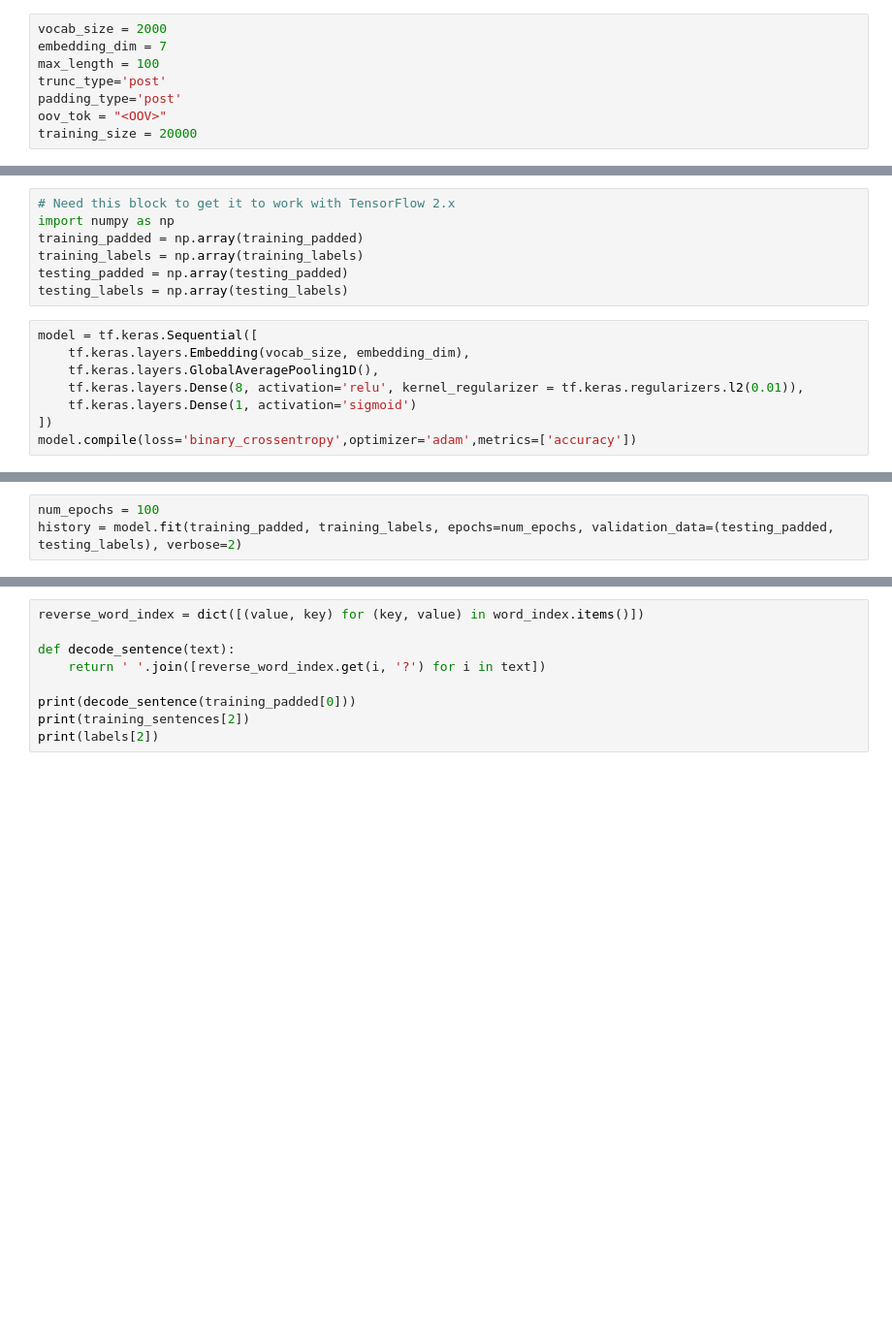
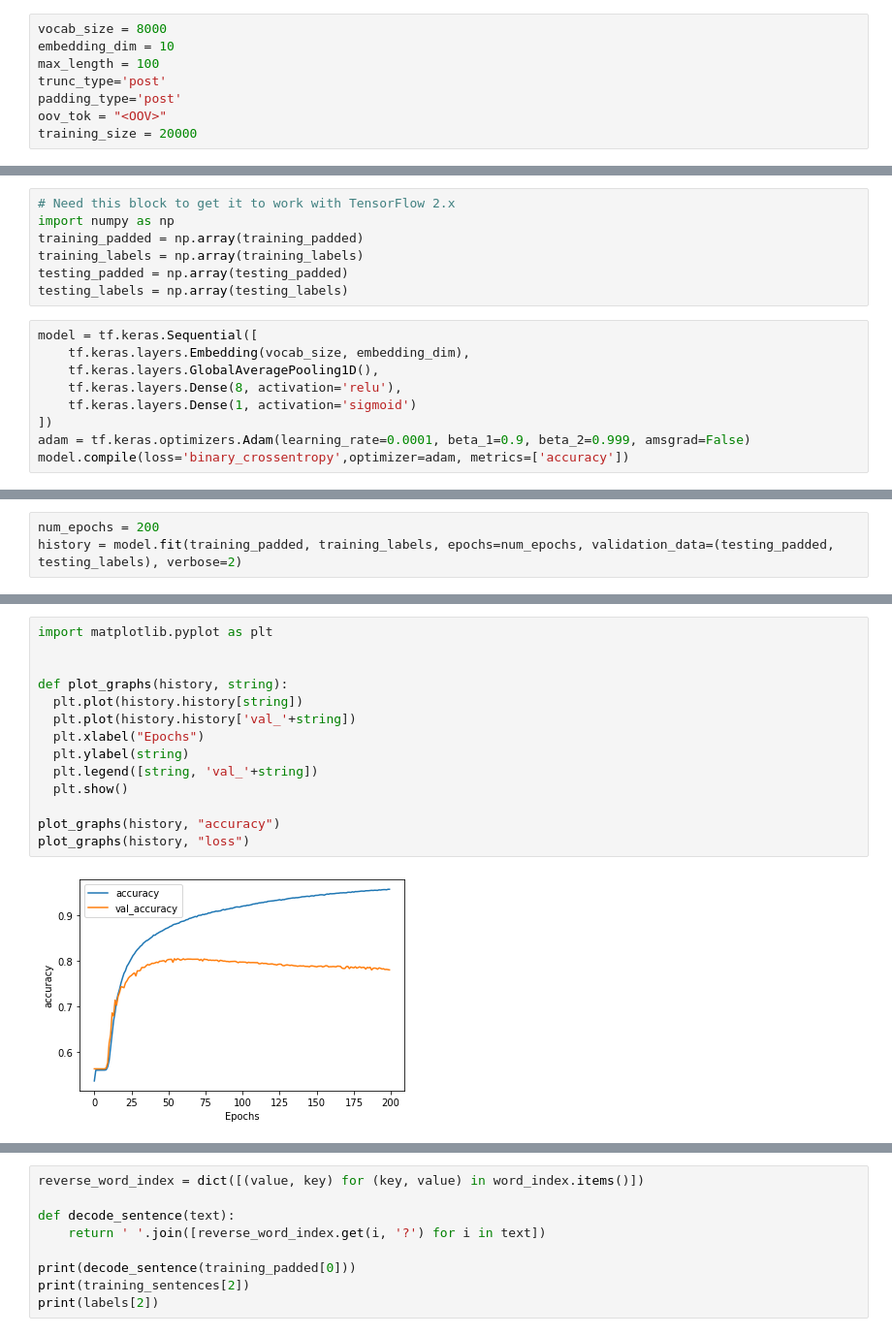
Before and after one commit to lmoroney/tfbook, a Jupyter notebook: chapter6/sarcasm_classifier.ipynb, the cells around one changed output, grey strips where cells are left out. Shown at 97% size. Drawn from its saved outputs; the diff is of its cells as text; blank space fills up the shorter version.

```diff
--- a/chapter6/sarcasm_classifier.ipynb
+++ b/chapter6/sarcasm_classifier.ipynb
@@ -96,6 +110,6 @@ print(newys[26000])
 # %%
-vocab_size = 2000
-embedding_dim = 7
+vocab_size = 8000
+embedding_dim = 10
 max_length = 100
 trunc_type='post'
 padding_type='post'
@@ -156,9 +177,10 @@ testing_labels = np.array(testing_labels)
 model = tf.keras.Sequential([
     tf.keras.layers.Embedding(vocab_size, embedding_dim),
     tf.keras.layers.GlobalAveragePooling1D(),
-    tf.keras.layers.Dense(8, activation='relu', kernel_regularizer = tf.keras.regularizers.l2(0.01)),
+    tf.keras.layers.Dense(8, activation='relu'),
     tf.keras.layers.Dense(1, activation='sigmoid')
 ])
-model.compile(loss='binary_crossentropy',optimizer='adam',metrics=['accuracy'])
+adam = tf.keras.optimizers.Adam(learning_rate=0.0001, beta_1=0.9, beta_2=0.999, amsgrad=False)
+model.compile(loss='binary_crossentropy',optimizer=adam, metrics=['accuracy'])
 # %%
 model.summary()
@@ -165,3 +204,3 @@ model.summary()
 # %%
-num_epochs = 100
+num_epochs = 200
 history = model.fit(training_padded, training_labels, epochs=num_epochs, validation_data=(testing_padded, testing_labels), verbose=2)
@@ -167,0 +225,16 @@ history = model.fit(training_padded, training_labels, epochs=num_epochs, validat
+# %%
+import matplotlib.pyplot as plt
+
+
+def plot_graphs(history, string):
+  plt.plot(history.history[string])
+  plt.plot(history.history['val_'+string])
+  plt.xlabel("Epochs")
+  plt.ylabel(string)
+  plt.legend([string, 'val_'+string])
+  plt.show()
+
+plot_graphs(history, "accuracy")
+plot_graphs(history, "loss")
+# %% [output]
+[figure, added]
```
Also changed, not shown: parts of 8 cells of this notebook.
